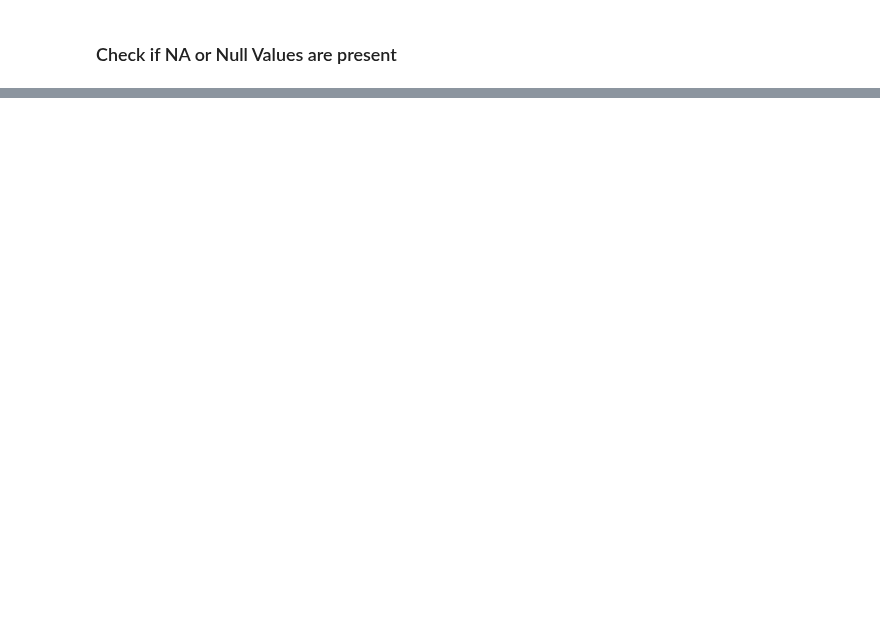
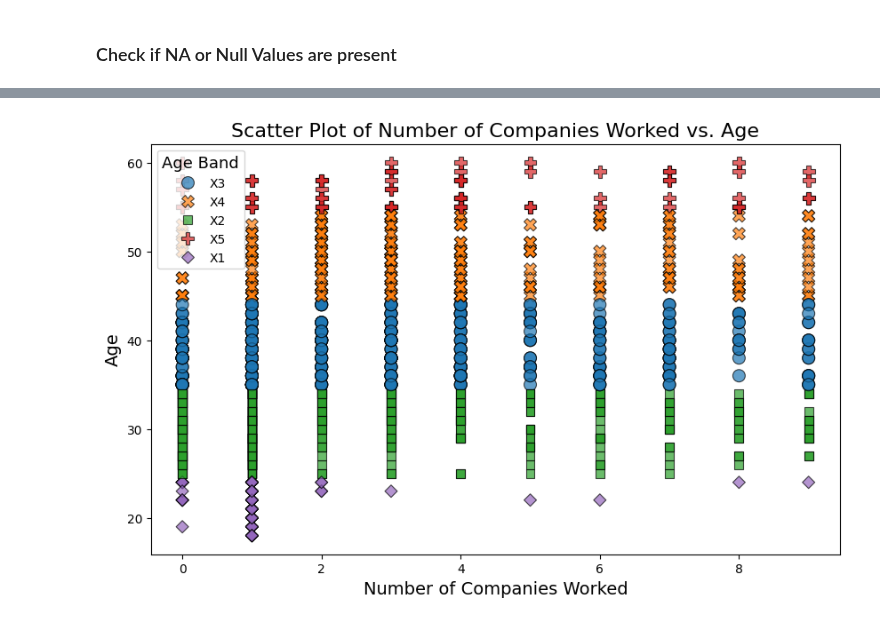
Before and after one commit to MuhammadRehanKhalid/Data_Science_AI, a Jupyter notebook: Algae_thesis_HR Data/Hr_DataCleaning.ipynb, the cells around one changed output, grey strips where cells are left out. Saved outputs shown, nothing was run; the diff lists cells and outputs as text; code cells hidden in the pictures; blank space fills up the shorter version.

```diff
--- a/Algae_thesis_HR Data/Hr_DataCleaning.ipynb
+++ b/Algae_thesis_HR Data/Hr_DataCleaning.ipynb
@@ -95,0 +102,25 @@ sns.violinplot(data=df, x="Relationship Satisfaction", y="Environment Satisfacti
+# %%
+
+# Create a scatter plot with customization
+plt.figure(figsize=(10, 6))
+sns.scatterplot(
+    data=df,  # Pass the DataFrame here
+    x= 'Num_Companies_Worked',  # X-axis
+    y='Age',  # Y-axis
+    hue='CF_age_band',  # Color by age band
+    style='CF_age_band',  # Different marker styles for each category
+    s=100,  # Marker size
+    edgecolor='black',  # Edge color of markers
+    alpha=0.7  # Marker transparency
+)
+
+# Customize the plot
+plt.title('Scatter Plot of Number of Companies Worked vs. Age', fontsize=16)
+plt.xlabel('Number of Companies Worked', fontsize=14)
+plt.ylabel('Age', fontsize=14)
+plt.legend(title='Age Band', title_fontsize='13', loc='upper left')
+
+# Show plot
+plt.show()
+# %% [output]
+[figure, added]
```
Also changed, not shown: parts of 11 cells of this notebook, 1 other file.
